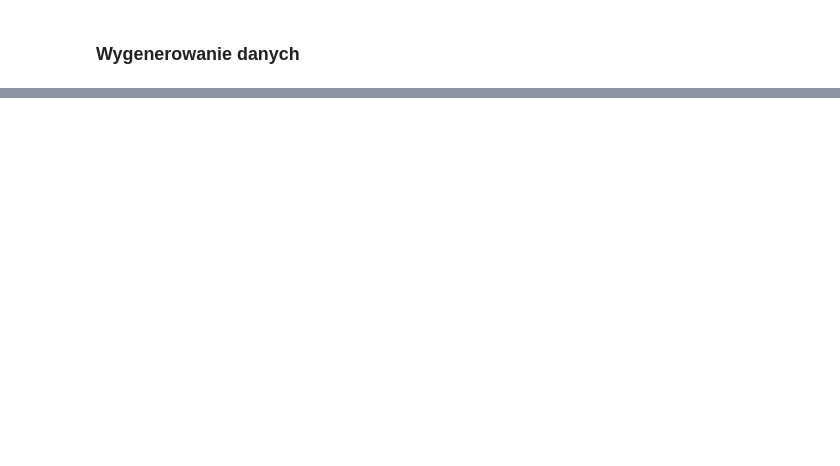
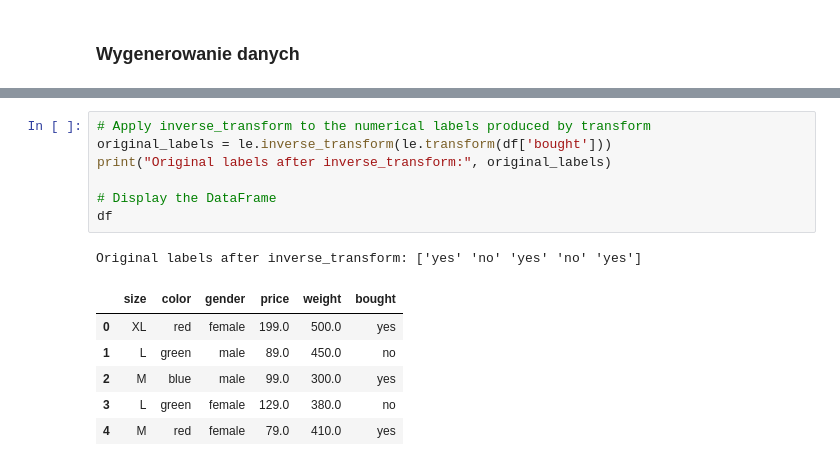
Before and after one commit to aashixomen/ML-bootcamp, a Jupyter notebook: 01_preprocessing.ipynb, the cells around one changed output, grey strips where cells are left out. Cells and saved outputs as stored; diff of their text form; blank space fills up the shorter version.

```diff
--- a/01_preprocessing.ipynb
+++ b/01_preprocessing.ipynb
@@ -58,0 +164,15 @@ SyntaxError: invalid syntax (ipython-input-3-1878577628.py, line 1)
+# %%
+# Apply inverse_transform to the numerical labels produced by transform
+original_labels = le.inverse_transform(le.transform(df['bought']))
+print("Original labels after inverse_transform:", original_labels)
+
+# Display the DataFrame
+df
+# %% [output]
+Original labels after inverse_transform: ['yes' 'no' 'yes' 'no' 'yes']
+|  | size | color | gender | price | weight | bought |
+| 0 | XL | red | female | 199.0 | 500.0 | yes |
+| 1 | L | green | male | 89.0 | 450.0 | no |
+| 2 | M | blue | male | 99.0 | 300.0 | yes |
+| 3 | L | green | female | 129.0 | 380.0 | no |
+| 4 | M | red | female | 79.0 | 410.0 | yes |
```
Also changed, not shown: parts of 15 cells of this notebook.
